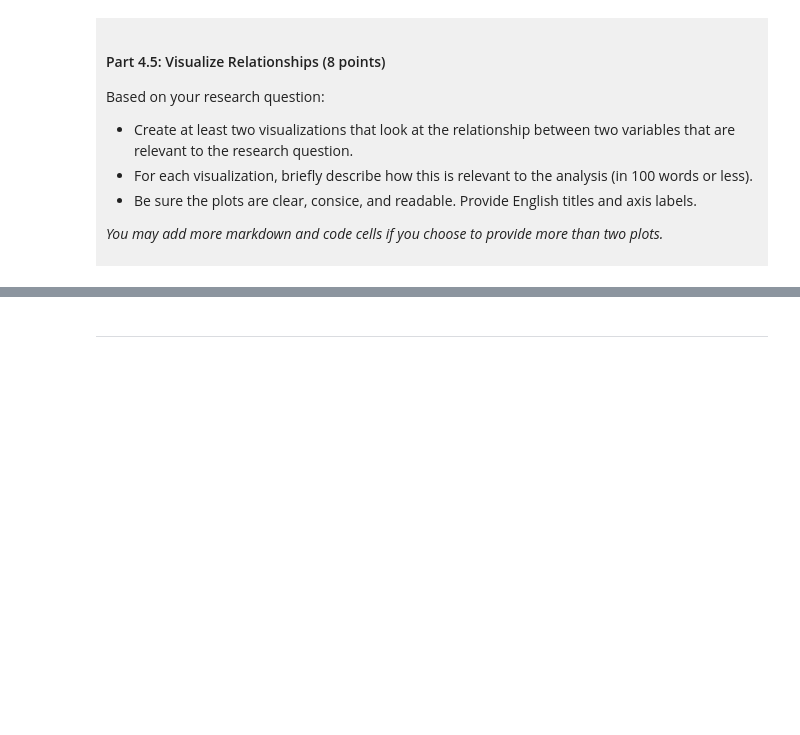
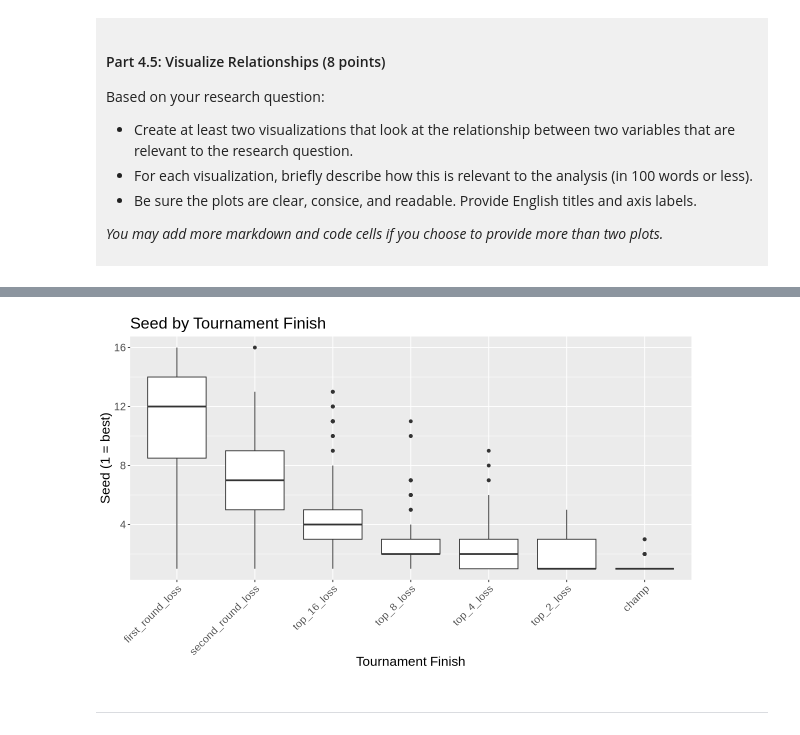
Before and after one commit to amitojmahl1/dsci-100-project-amitoj-mahl-f26, a Jupyter notebook: dsci-100-project-notebook.ipynb, the cells around one changed output, grey strips where cells are left out. Saved outputs shown, nothing was run; the diff lists cells and outputs as text; code cells hidden in the pictures; blank space fills up the shorter version.

```diff
--- a/dsci-100-project-notebook.ipynb
+++ b/dsci-100-project-notebook.ipynb
@@ -338,5 +410,16 @@ Visualization 2: %%% EDIT THIS MARKDOWN CELL%%%
 # %%
-### EDIT THIS CODE CELL FOR VISUALIZATION 2###
+# seed for each tournament finish
+seed_box <- march_madness_tidy |>
+    ggplot(aes(x = tourney_finish, y = seed)) +
+    geom_boxplot() +
+    labs(x = "Tournament Finish",
+         y = "Seed (1 = best)",
+         title = "Seed by Tournament Finish") +
+    theme(text = element_text(size = 16),
+          axis.text.x = element_text(angle = 45, hjust = 1))
+seed_box
+# %% [output]
+[figure, added]
 # %% [markdown]
 ------
 # %% [markdown]
```
Also changed, not shown: parts of 9 cells of this notebook.
